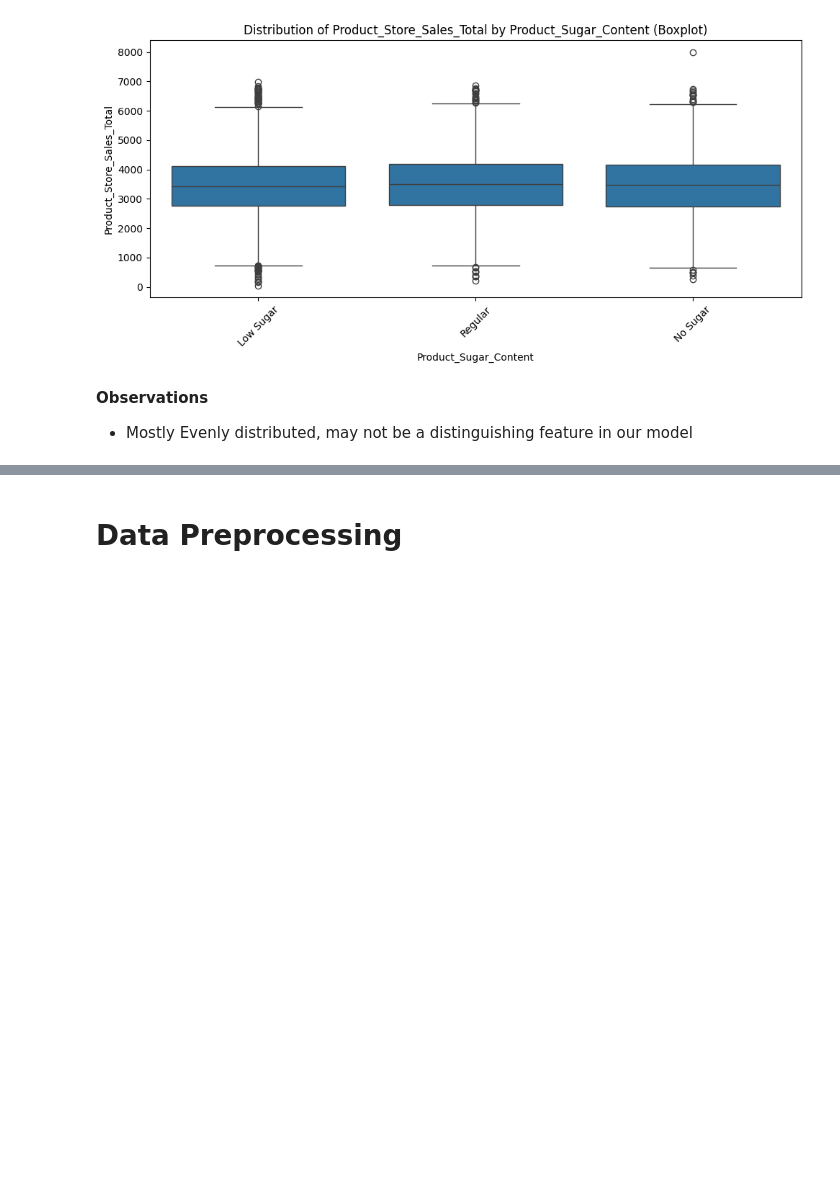
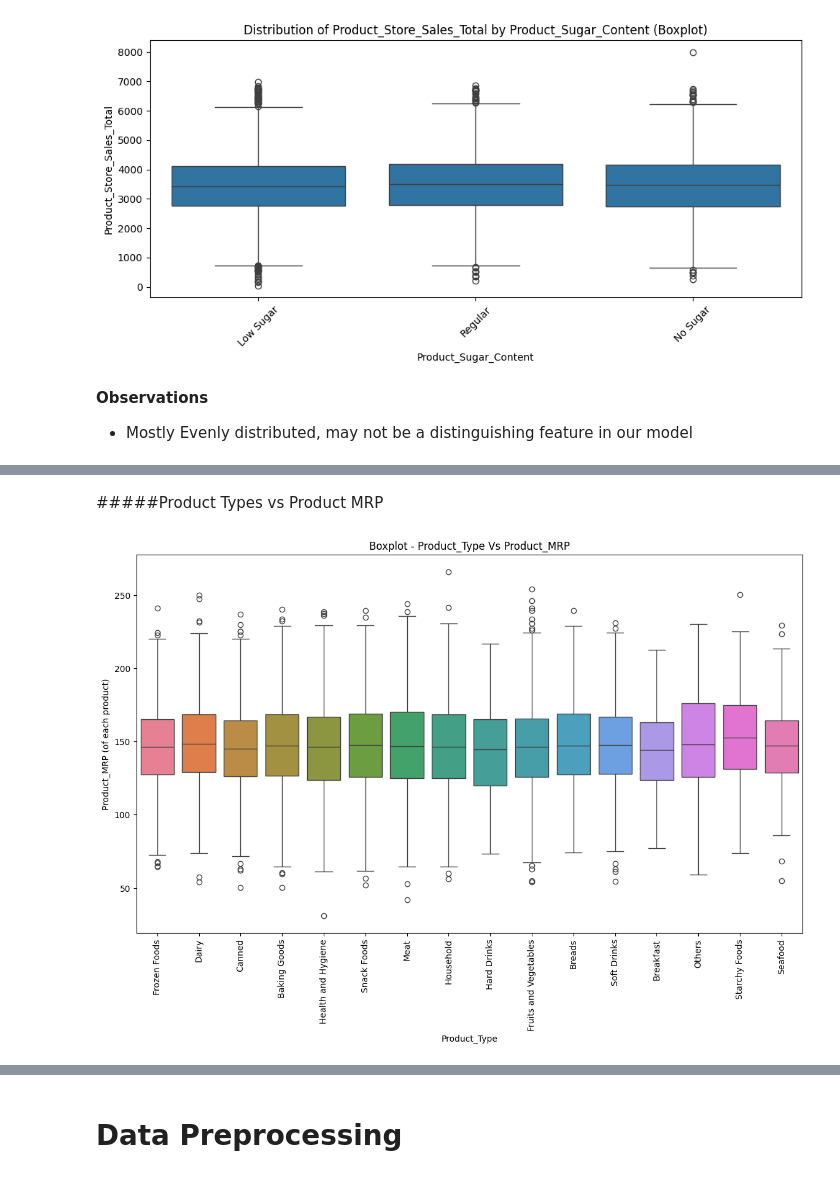
Before and after one commit to uday-d4/UTAI_SuperKArt, a Jupyter notebook: SuperKart_Model_Deployment_Notebook.ipynb, the cells around one changed output, grey strips where cells are left out. Drawn from its saved outputs; the diff is of its cells as text; code cells hidden in the pictures; blank space fills up the shorter version.

```diff
--- a/SuperKart_Model_Deployment_Notebook.ipynb
+++ b/SuperKart_Model_Deployment_Notebook.ipynb
@@ -723,0 +769,12 @@ plot_categorical_insights(dataset, 'Product_Sugar_Content')
+# %% [markdown]
+#####Product Types vs Product MRP
+# %%
+plt.figure(figsize=[14, 8])
+sns.boxplot(data = dataset, x = "Product_Type", y = "Product_MRP", hue = "Product_Type")
+plt.xticks(rotation=90)
+plt.title("Boxplot - Product_Type Vs Product_MRP")
+plt.xlabel("Product_Type")
+plt.ylabel("Product_MRP (of each product)")
+plt.show()
+# %% [output]
+[figure, added]
```
Also changed, not shown: parts of 29 cells of this notebook.
